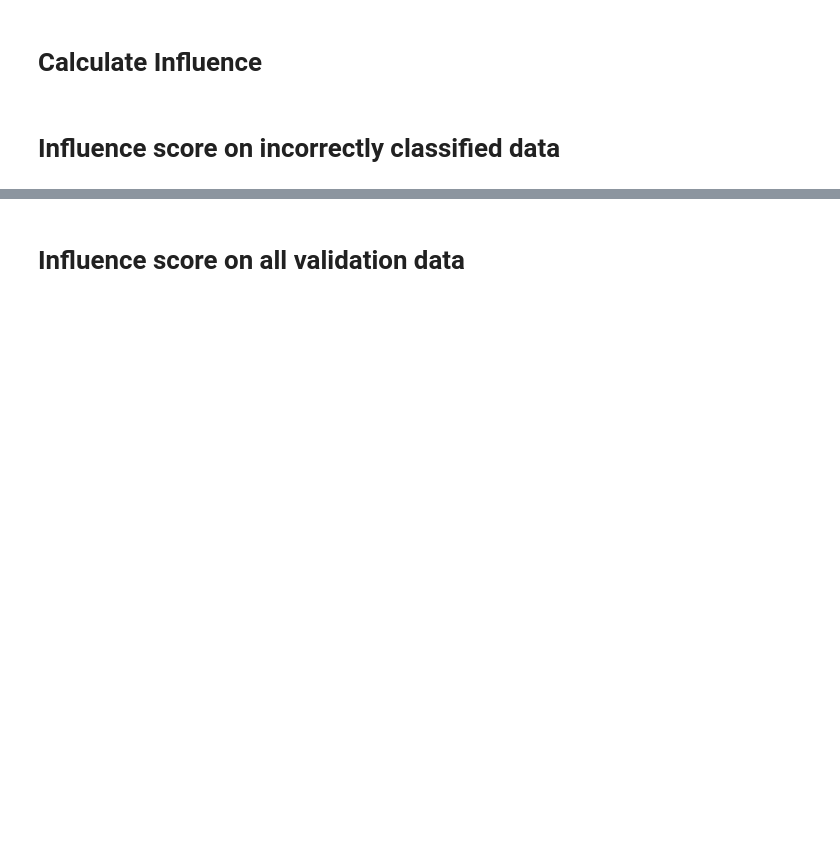
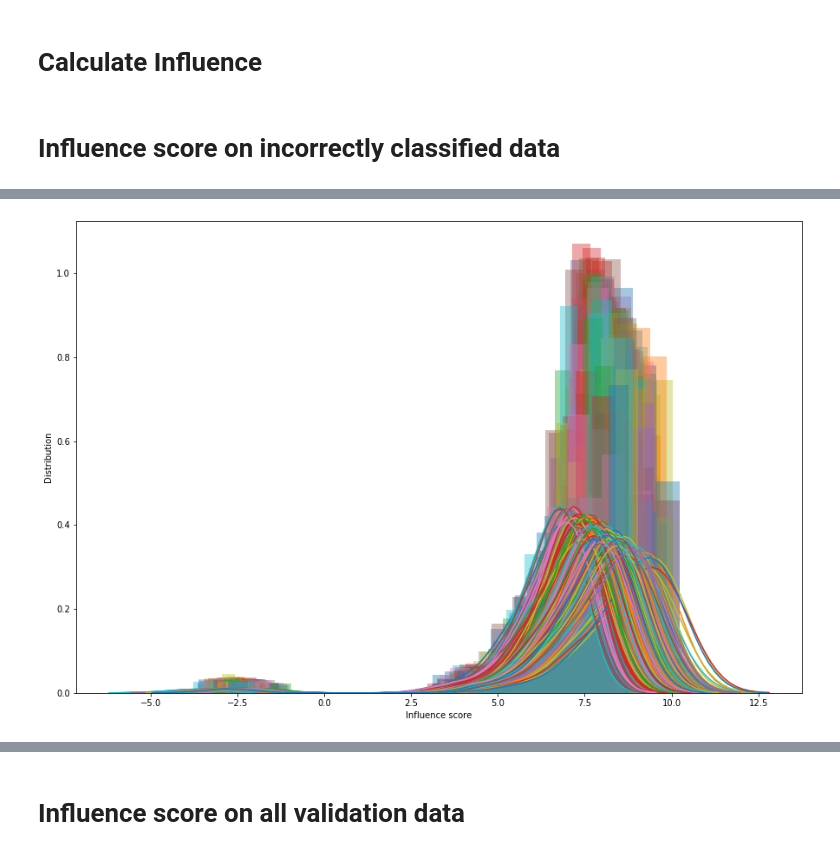
Before and after one commit to yjbang/Model-Generalization-for-Fact-Checking, a Jupyter notebook: finetune_fake_news.ipynb, the cells around one changed output, grey strips where cells are left out. Cells and saved outputs as stored; diff of their text form; code cells hidden in the pictures; blank space fills up the shorter version.

```diff
--- a/finetune_fake_news.ipynb
+++ b/finetune_fake_news.ipynb
@@ -189,5 +185,5 @@ print(i2w)
 # %% [markdown]
 # Fine Tuning & Evaluation
 # %%
-optimizer = optim.Adam(model.parameters(), lr=1e-5)
+optimizer = optim.Adam(model.parameters(), lr=3e-6)
 model = model.cuda()
@@ -194,5 +284,5 @@ model = model.cuda()
 # %%
-# Train
+# Train with mask
 n_epochs = 10
 best_val_metric, best_metrics, best_state_dict = 0, None, None
 early_stop, count_stop = 3, 0
@@ -260,7 +350,7 @@ for epoch in range(n_epochs):
     # Early stopping
     val_metric = metrics['F1']
     if best_val_metric <= val_metric:
-        best_state_dict = model.state_dict().copy()
+        torch.save(model.state_dict(), './tmp/model_weight.pt')
         best_val_metric = val_metric
         best_metrics = metrics
         count_stop = 0
@@ -271,12 +361,4 @@ for epoch in range(n_epochs):
 
 print('== BEST METRICS ==')
 print(metrics_to_string(best_metrics))
-
-# Save best model
-for k, v in best_state_dict.items():
-    best_state_dict[k] = v.cpu()
-torch.save(best_state_dict, './tmp/model_weight.pt')
-
-# Load best model
-model.load_state_dict(best_state_dict)
 # %% [output]
@@ -335,0 +428,16 @@ np.save('influence_matrix.npy', (influence_matrix, idx2id))
+# %%
+influence_matrix= np.load('influence_matrix.npy', allow_pickle=True)
+# %%
+%%time
+plt.figure(figsize=(15,10))
+ax = plt.gca()
+for i in range(influence_matrix.shape[1]):
+    sns.distplot(influence_matrix[:,i], ax=ax)
+    if i == 500:
+        break
+plt.xlabel('Influence score')
+plt.ylabel('Distribution')
+plt.savefig('influence_dist_incorrect_train.png')
+plt.show()
+# %% [output]
+[figure, added]
```
Also changed, not shown: parts of 41 cells of this notebook, 9 other files.
